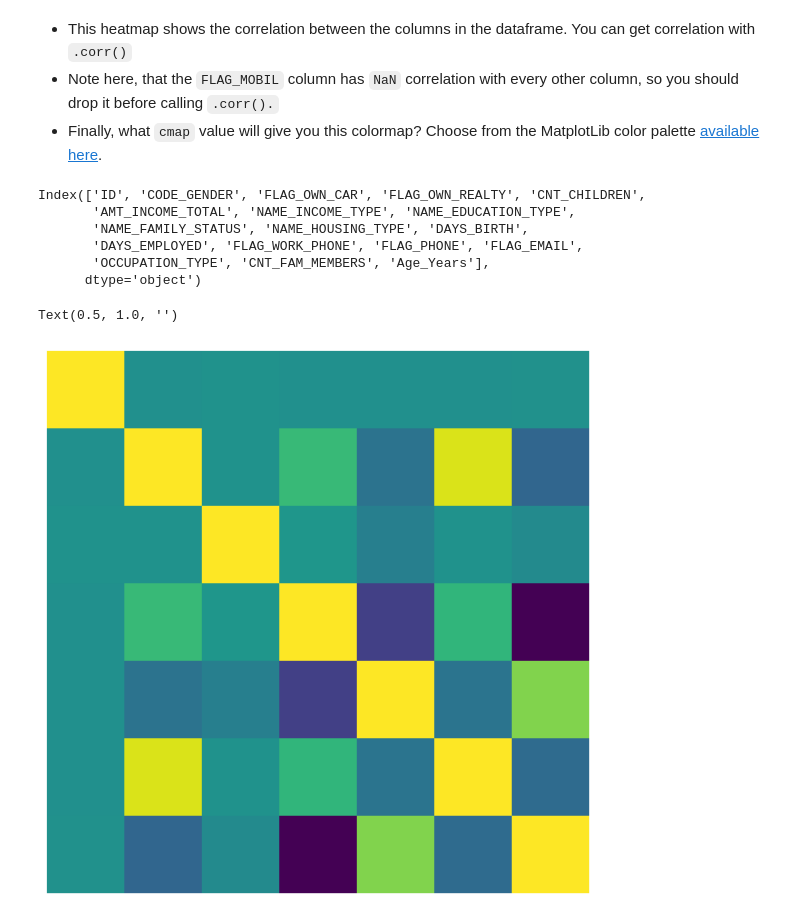
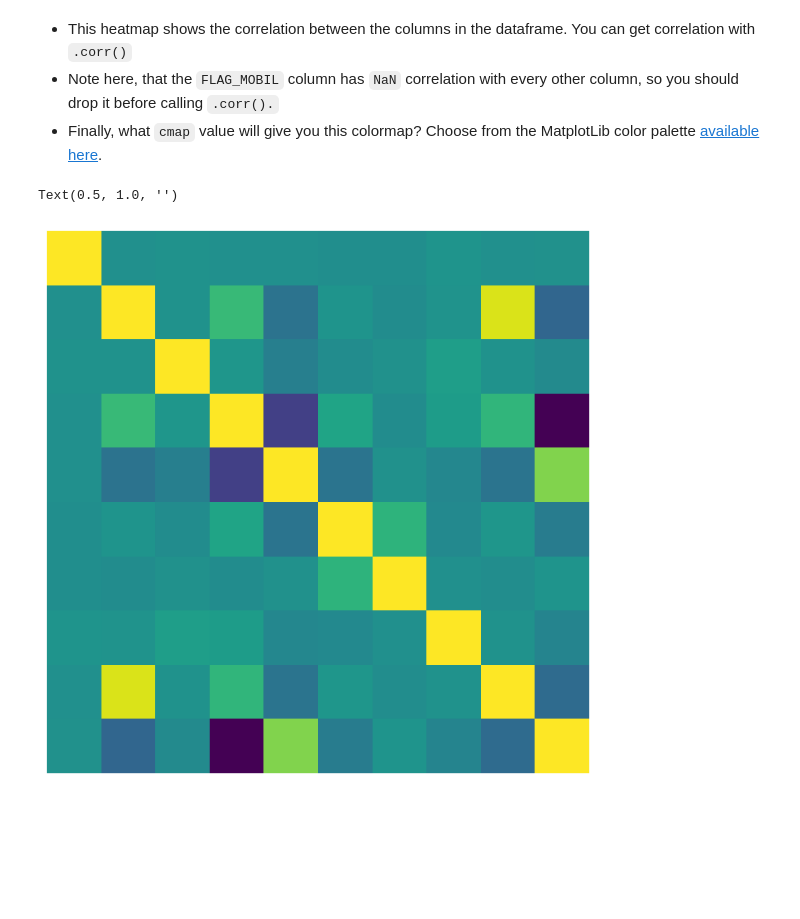
Before and after one commit to KevinASC4/BostonUniversityCS, a Jupyter notebook: CS677-BU/files_for_HW3_Seaborn/files_for_HW3_Seaborn/files_for_HW3/HW3_Seaborn.ipynb, the cells around one changed output. Drawn from its saved outputs; the diff is of its cells as text; code cells hidden in the pictures; blank space fills up the shorter version.

```diff
--- a/CS677-BU/files_for_HW3_Seaborn/files_for_HW3_Seaborn/files_for_HW3/HW3_Seaborn.ipynb
+++ b/CS677-BU/files_for_HW3_Seaborn/files_for_HW3_Seaborn/files_for_HW3/HW3_Seaborn.ipynb
@@ -349,28 +349,25 @@ Seaborn Heatmap documentation: https://seaborn.pydata.org/generated/seaborn.heat
 * Finally, what `cmap` value will give you this colormap? Choose from the MatplotLib color palette [available here](https://matplotlib.org/stable/users/explain/colors/colormaps.html).
 # %%
 # CODE HERE
-df_hm = df.drop(columns=['FLAG_OWN_CAR','FLAG_OWN_REALTY','FLAG_WORK_PHONE','FLAG_PHONE','FLAG_EMAIL', 'CODE_GENDER', 'NAME_INCOME_TYPE', 'NAME_EDUCATION_TYPE', 'NAME_FAMILY_STATUS', 'NAME_HOUSING_TYPE', 'OCCUPATION_TYPE'])
+df_hm = df.drop(columns=['FLAG_MOBIL'])
+
+# Select only numeric columns
+numeric_columns = df_hm.select_dtypes(include=['number'])
 
 # Calculate the correlation matrix
-correlation_matrix = df_hm.corr()
+correlation_matrix = numeric_columns.corr()
 
 # Optionally, drop rows and columns with NaN values from the correlation matrix
 correlation_matrix = correlation_matrix.dropna().dropna(axis=1)
 
 # Create the heatmap
 plt.figure(figsize=(10, 8))
 sns.heatmap(correlation_matrix, annot=False, cmap='viridis', square=True, cbar=False)
 plt.xticks([])
 plt.yticks([])
 plt.xlabel('')
 plt.ylabel('')
 plt.title('')
 # %% [output]
-Index(['ID', 'CODE_GENDER', 'FLAG_OWN_CAR', 'FLAG_OWN_REALTY', 'CNT_CHILDREN',
-       'AMT_INCOME_TOTAL', 'NAME_INCOME_TYPE', 'NAME_EDUCATION_TYPE',
-       'NAME_FAMILY_STATUS', 'NAME_HOUSING_TYPE', 'DAYS_BIRTH',
-       'DAYS_EMPLOYED', 'FLAG_WORK_PHONE', 'FLAG_PHONE', 'FLAG_EMAIL',
-       'OCCUPATION_TYPE', 'CNT_FAM_MEMBERS', 'Age_Years'],
-      dtype='object')
+Text(0.5, 1.0, '')
-Text(0.5, 1.0, '')
-[figure, old version]
+[figure, new version]
```
Also changed, not shown: 1 other file.
